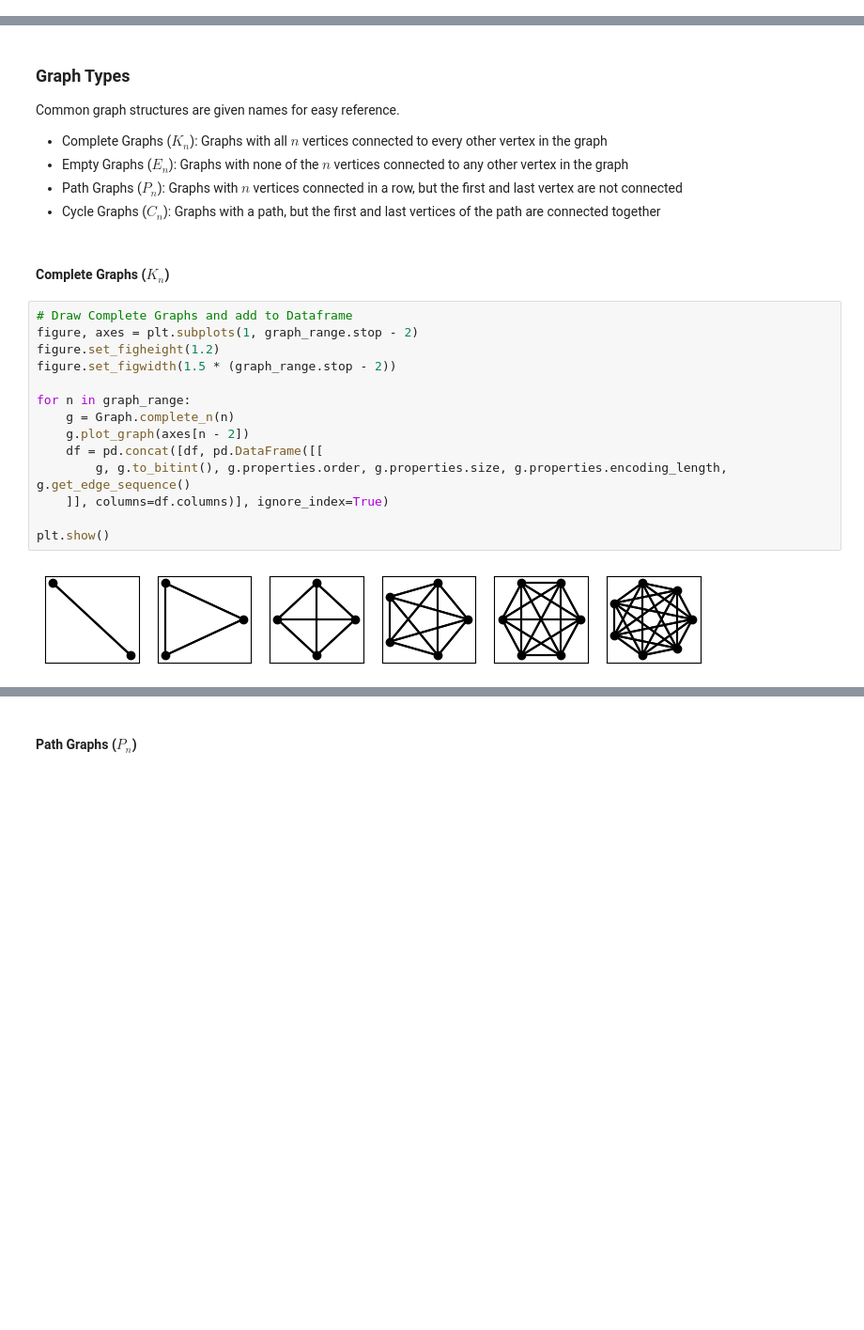
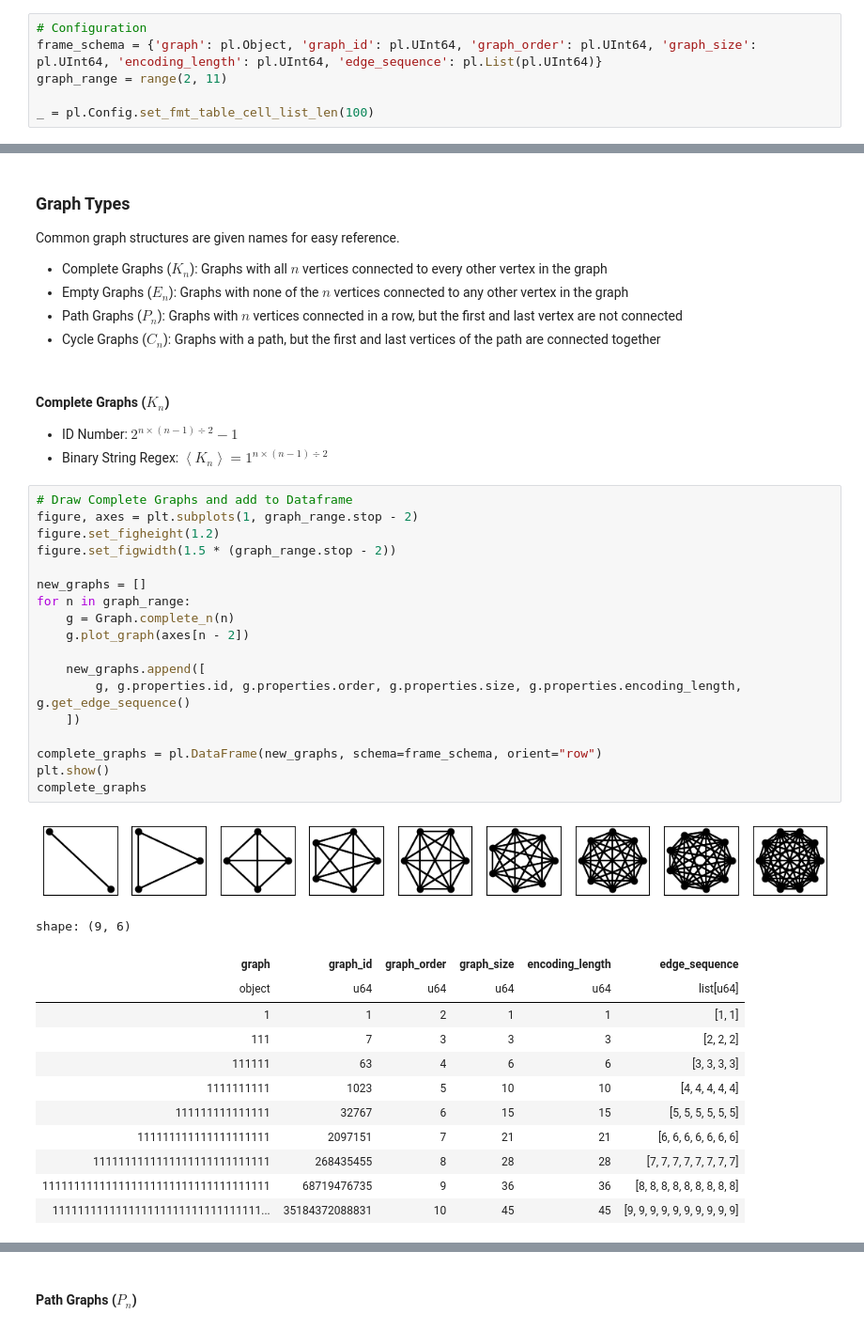
Before and after one commit to orwellian225/Code, a Jupyter notebook: classical/Graphs.ipynb, the cells around one changed output, grey strips where cells are left out. Shown at 94% size. Saved outputs shown, nothing was run; the diff lists cells and outputs as text; blank space fills up the shorter version.

```diff
--- a/classical/Graphs.ipynb
+++ b/classical/Graphs.ipynb
@@ -14,0 +14,6 @@ graph_range = range(2, 11)
+# %%
+# Configuration
+frame_schema = {'graph': pl.Object, 'graph_id': pl.UInt64, 'graph_order': pl.UInt64, 'graph_size': pl.UInt64, 'encoding_length': pl.UInt64, 'edge_sequence': pl.List(pl.UInt64)}
+graph_range = range(2, 11)
+
+_ = pl.Config.set_fmt_table_cell_list_len(100)
@@ -21,21 +49,40 @@ Common graph structures are given names for easy reference.
 * Empty Graphs ($E_n$): Graphs with none of the $n$ vertices connected to any other vertex in the graph
 * Path Graphs ($P_n$): Graphs with $n$ vertices connected in a row, but the first and last vertex are not connected
 * Cycle Graphs ($C_n$): Graphs with a path, but the first and last vertices of the path are connected together
-# %% [markdown]
-#### Complete Graphs ($K_n$)
+# %% [markdown]
+#### Complete Graphs ($K_n$)
+
+* ID Number: $2^{n \times (n - 1) \div 2} - 1$
+* Binary String Regex: $\left< K_n \right> = 1^{n \times (n - 1) \div 2}$
 # %%
 # Draw Complete Graphs and add to Dataframe
 figure, axes = plt.subplots(1, graph_range.stop - 2)
 figure.set_figheight(1.2)
 figure.set_figwidth(1.5 * (graph_range.stop - 2))
 
+new_graphs = []
 for n in graph_range:
     g = Graph.complete_n(n)
     g.plot_graph(axes[n - 2])
-    df = pd.concat([df, pd.DataFrame([[
-        g, g.to_bitint(), g.properties.order, g.properties.size, g.properties.encoding_length, g.get_edge_sequence()
-    ]], columns=df.columns)], ignore_index=True)
 
+    new_graphs.append([
+        g, g.properties.id, g.properties.order, g.properties.size, g.properties.encoding_length, g.get_edge_sequence()
+    ])
+
+complete_graphs = pl.DataFrame(new_graphs, schema=frame_schema, orient="row")
 plt.show()
+complete_graphs
 # %% [output]
-[figure, old version]
+[figure, new version]
+shape: (9, 6)
+| graph | graph_id | graph_order | graph_size | encoding_length | edge_sequence |
+| object | u64 | u64 | u64 | u64 | list[u64] |
+| 1 | 1 | 2 | 1 | 1 | [1, 1] |
+| 111 | 7 | 3 | 3 | 3 | [2, 2, 2] |
+| 111111 | 63 | 4 | 6 | 6 | [3, 3, 3, 3] |
+| 1111111111 | 1023 | 5 | 10 | 10 | [4, 4, 4, 4, 4] |
+| 111111111111111 | 32767 | 6 | 15 | 15 | [5, 5, 5, 5, 5, 5] |
+| 111111111111111111111 | 2097151 | 7 | 21 | 21 | [6, 6, 6, 6, 6, 6, 6] |
+| 1111111111111111111111111111 | 268435455 | 8 | 28 | 28 | [7, 7, 7, 7, 7, 7, 7, 7] |
+| 111111111111111111111111111111111111 | 68719476735 | 9 | 36 | 36 | [8, 8, 8, 8, 8, 8, 8, 8, 8] |
+| 111111111111111111111111111111111... | 35184372088831 | 10 | 45 | 45 | [9, 9, 9, 9, 9, 9, 9, 9, 9, 9] |
```
Also changed, not shown: parts of 12 cells of this notebook, 1 other file.
